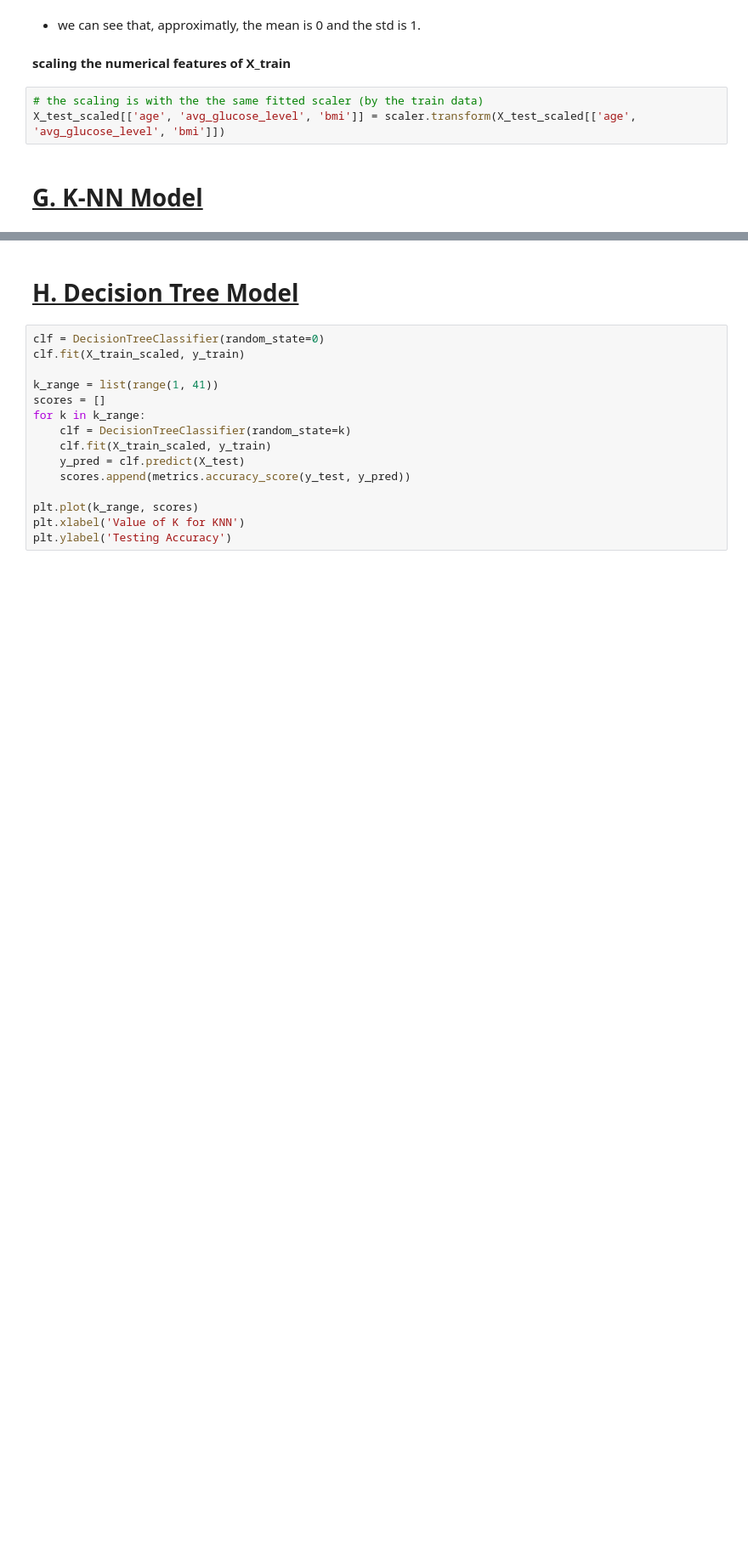
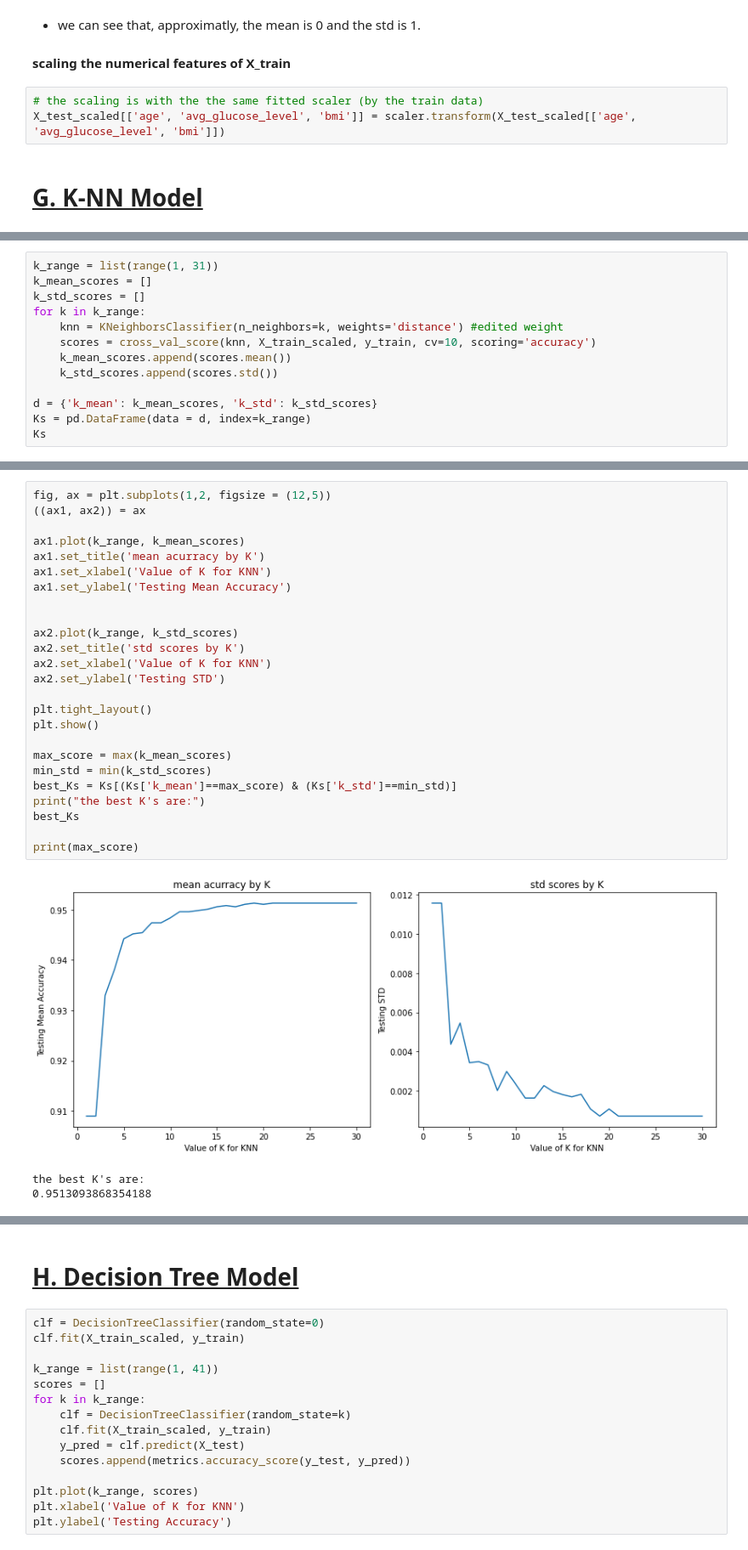
Before and after one commit to idankam/DataScienceCourseProject, a Jupyter notebook: Classification Notebook.ipynb, the cells around one changed output, grey strips where cells are left out. Shown at 85% size. Cells and saved outputs as stored; diff of their text form; blank space fills up the shorter version.

```diff
--- a/Classification Notebook.ipynb
+++ b/Classification Notebook.ipynb
@@ -704,0 +765,13 @@ scores.index(max(scores))
+# %%
+k_range = list(range(1, 31))
+k_mean_scores = []
+k_std_scores = []
+for k in k_range:
+    knn = KNeighborsClassifier(n_neighbors=k, weights='distance') #edited weight
+    scores = cross_val_score(knn, X_train_scaled, y_train, cv=10, scoring='accuracy')
+    k_mean_scores.append(scores.mean())
+    k_std_scores.append(scores.std())
+
+d = {'k_mean': k_mean_scores, 'k_std': k_std_scores}
+Ks = pd.DataFrame(data = d, index=k_range)
+Ks
@@ -704,0 +796,29 @@ scores.index(max(scores))
+# %%
+fig, ax = plt.subplots(1,2, figsize = (12,5))
+((ax1, ax2)) = ax
+
+ax1.plot(k_range, k_mean_scores)
+ax1.set_title('mean acurracy by K')
+ax1.set_xlabel('Value of K for KNN')
+ax1.set_ylabel('Testing Mean Accuracy')
+
+
+ax2.plot(k_range, k_std_scores)
+ax2.set_title('std scores by K')
+ax2.set_xlabel('Value of K for KNN')
+ax2.set_ylabel('Testing STD')
+
+plt.tight_layout()
+plt.show()
+
+max_score = max(k_mean_scores)
+min_std = min(k_std_scores)
+best_Ks = Ks[(Ks['k_mean']==max_score) & (Ks['k_std']==min_std)]
+print("the best K's are:")
+best_Ks
+
+print(max_score)
+# %% [output]
+[figure, added]
+the best K's are:
+0.9513093868354188
```
Also changed, not shown: parts of 40 cells of this notebook, 1 other file.
